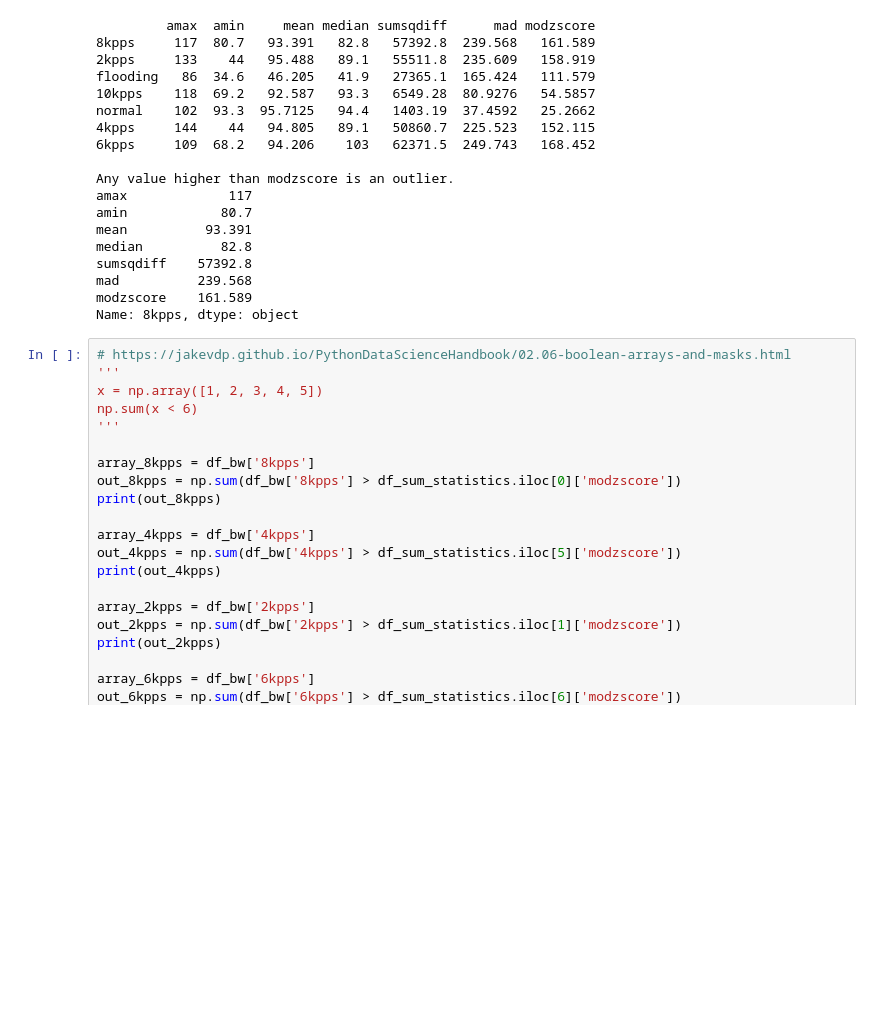
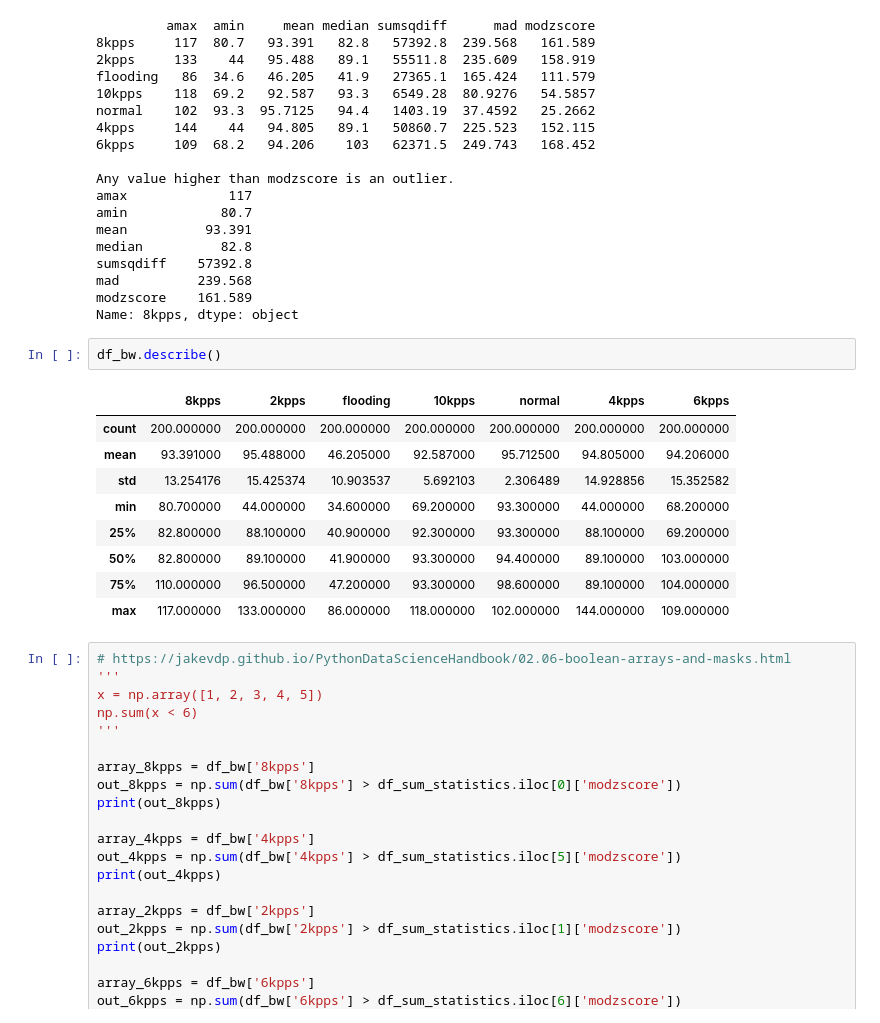
Before and after one commit to tigarto/2019_test, a Jupyter notebook: febrero/14/datos_experimentos/experimento_1/data/analisis_experimental_parte2.ipynb, the cells around one changed output. Saved outputs shown, nothing was run; the diff lists cells and outputs as text; blank space fills up the shorter version.

```diff
--- a/febrero/14/datos_experimentos/experimento_1/data/analisis_experimental_parte2.ipynb
+++ b/febrero/14/datos_experimentos/experimento_1/data/analisis_experimental_parte2.ipynb
@@ -152,6 +152,18 @@ sumsqdiff    57392.8
 mad          239.568
 modzscore    161.589
 Name: 8kpps, dtype: object
+# %%
+df_bw.describe()
+# %% [output]
+|  | 8kpps | 2kpps | flooding | 10kpps | normal | 4kpps | 6kpps |
+| count | 200.000000 | 200.000000 | 200.000000 | 200.000000 | 200.000000 | 200.000000 | 200.000000 |
+| mean | 93.391000 | 95.488000 | 46.205000 | 92.587000 | 95.712500 | 94.805000 | 94.206000 |
+| std | 13.254176 | 15.425374 | 10.903537 | 5.692103 | 2.306489 | 14.928856 | 15.352582 |
+| min | 80.700000 | 44.000000 | 34.600000 | 69.200000 | 93.300000 | 44.000000 | 68.200000 |
+| 25% | 82.800000 | 88.100000 | 40.900000 | 92.300000 | 93.300000 | 88.100000 | 69.200000 |
+| 50% | 82.800000 | 89.100000 | 41.900000 | 93.300000 | 94.400000 | 89.100000 | 103.000000 |
+| 75% | 110.000000 | 96.500000 | 47.200000 | 93.300000 | 98.600000 | 89.100000 | 104.000000 |
+| max | 117.000000 | 133.000000 | 86.000000 | 118.000000 | 102.000000 | 144.000000 | 109.000000 |
 # %%
 # https://jakevdp.github.io/PythonDataScienceHandbook/02.06-boolean-arrays-and-masks.html
 '''
```
Also changed, not shown: 1 other file.
